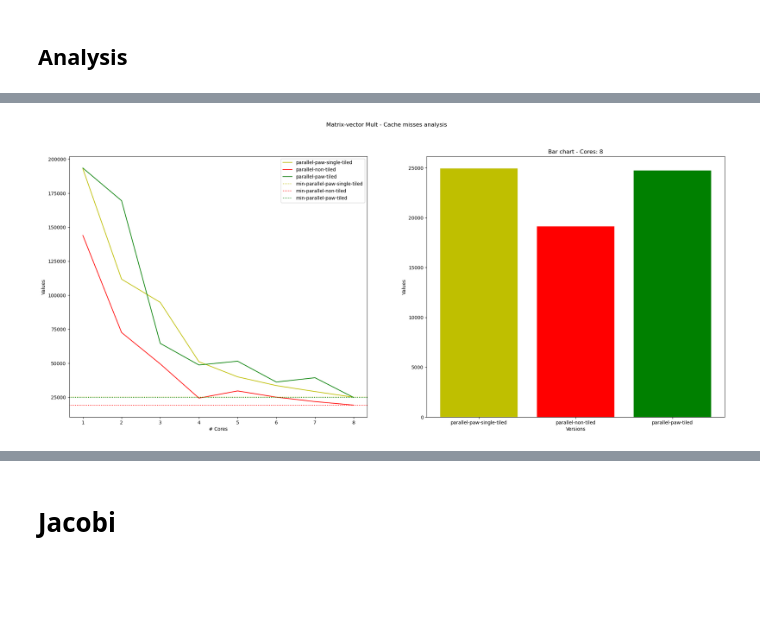
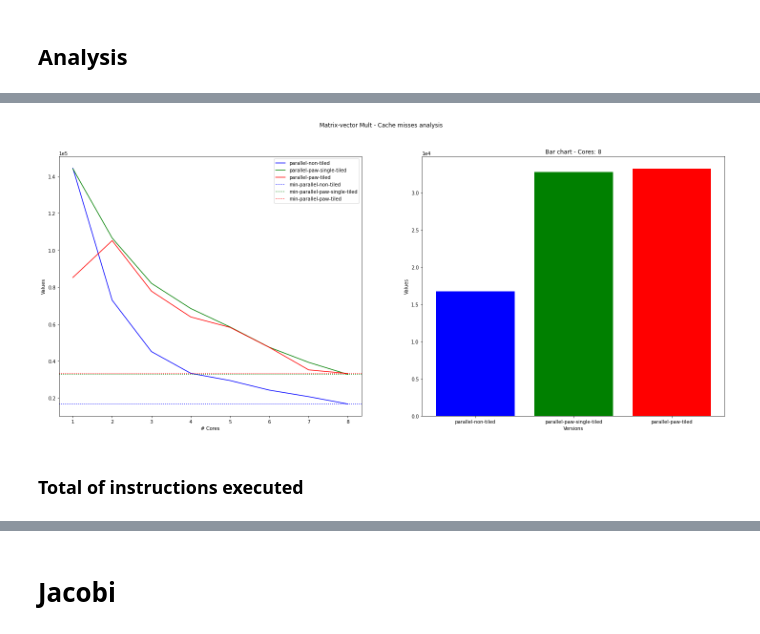
Before and after one commit to mgltorsa/Cetus-Paw-Tiling-Experiments, a Jupyter notebook: tiling/Tiling experiments and measurements.ipynb, the cells around one changed output, grey strips where cells are left out. Cells and saved outputs as stored; diff of their text form; code cells hidden in the pictures; blank space fills up the shorter version.

```diff
--- a/tiling/Tiling experiments and measurements.ipynb
+++ b/tiling/Tiling experiments and measurements.ipynb
@@ -135,5 +201,5 @@ plottable_experiment['parallel-non-tiled']
 # %%
-def plot_lines(dataframe: pd.DataFrame, versions=[], canva=None, title=""):
+def plot_lines(dataframe: pd.DataFrame, versions=[], canva=None, title="", tick_format_style=default_tick_format_style):
 
     if(canva==None):
         fig=plt.figure(figsize=(20, 10))
@@ -155,6 +221,8 @@ def plot_lines(dataframe: pd.DataFrame, versions=[], canva=None, title=""):
 
     y_min=0
     y_max=10
+
+    plt.ticklabel_format(style=tick_format_style, axis='y', scilimits=(0,0))
 
 
     # lines
@@ -192,7 +260,11 @@ def plot_lines(dataframe: pd.DataFrame, versions=[], canva=None, title=""):
 #     plt.xlim(x_lim)
 #     plt.ylim(y_lim)
 # %%
-def plot_bars(dataframe: pd.DataFrame, versions=[], canva=None):
+def plot_bars(dataframe: pd.DataFrame, versions=[], canva=None, tick_format_style=default_tick_format_style):
+
+    if(canva==None):
+        fig=plt.figure(figsize=(20, 10))
+        canva = fig.add_subplot()
 
     # bars
     aux_experiment = get_experimental_values(dataframe,versions)
@@ -225,28 +297,31 @@ def plot_bars(dataframe: pd.DataFrame, versions=[], canva=None):
         colors.append(color)
 
 
+    plt.ticklabel_format(style=tick_format_style, axis='y', scilimits=(0,0))
+
     canva.title.set_text('Bar chart - Cores: '+str(cores_with_min_execution_time))
 
+
     plt.bar(names, values, color=colors)
+
     plt.ylabel('Values')
     plt.xlabel('Versions')
-
-    plt.show()
 # %%
-def plot_experiments(experiment_label, dataframe: pd.DataFrame, versions=[]):
+def plot_experiments(experiment_label, dataframe: pd.DataFrame, versions=[], tick_format_style=default_tick_format_style):
 
     fig=plt.figure(figsize=(25, 10))
+
 
     plt.suptitle(experiment_label+' analysis')
 
     canva = fig.add_subplot(121)
-    plot_lines(dataframe, versions, canva)
+    plot_lines(dataframe, versions, canva, tick_format_style=tick_format_style)
 
     canva2 = fig.add_subplot(122)
-    plot_bars(dataframe, versions, canva2)
+    plot_bars(dataframe, versions, canva2, tick_format_style=tick_format_style)
 
+    plt.show()
 
-
-matrix_mult_speed_df = filter_by_experiment('matrix-mult','speed-up')
-plot_experiments('matrix-mult', matrix_mult_speed_df)
+matrix_mult_speed_df = filter_by_experiment('matrix-mult','cache-misses')
+plot_experiments('matrix-mult', group_mean(matrix_mult_speed_df))
 # %% [output]
@@ -293,0 +457,3 @@ plot_experiments('Matrix-vector Mult - Execution time',vector_mult_experiments)
+# %%
+df_vm_cache = filter_by_experiment('vector-mult','cache-misses')
+df_vm_cache
@@ -294,5 +480,6 @@ plot_experiments('Matrix-vector Mult - Execution time',vector_mult_experiments)
 # %%
-vector_mult_experiments = filter_by_experiment('vector-mult','cache-misses')
-plot_experiments('Matrix-vector Mult - Cache misses',vector_mult_experiments)
+plot_experiments('Matrix-vector Mult - Cache misses',group_mean(df_vm_cache))
 # %% [output]
-[figure, old version]
+[figure, new version]
+# %% [markdown]
+### Total of instructions executed
```
Also changed, not shown: parts of 52 cells of this notebook, 4 other files.
